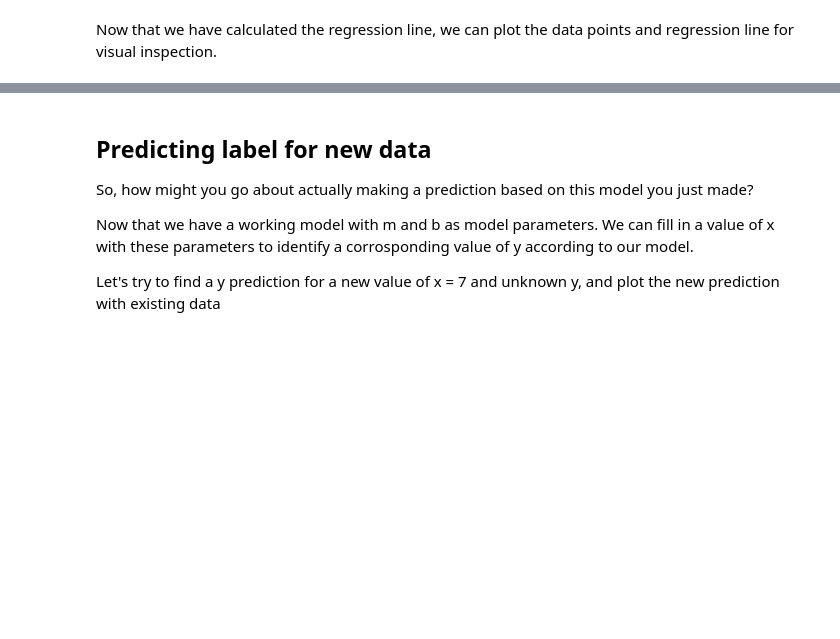
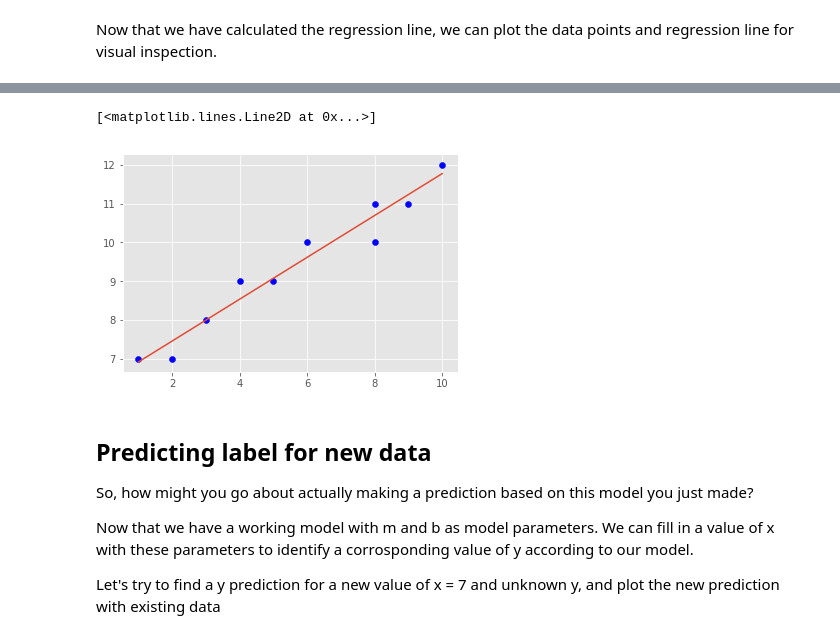
Before and after one commit to slieb74/ds-regression-best_fit_line-nyc-career-ds-062518, a Jupyter notebook: index.ipynb, the cells around one changed output, grey strips where cells are left out. Drawn from its saved outputs; the diff is of its cells as text; code cells hidden in the pictures; blank space fills up the shorter version.

```diff
--- a/index.ipynb
+++ b/index.ipynb
@@ -71,7 +78,7 @@ Recall that `y=mx+b`. We can now use slope and ingercept values along with X dat
 # %%
 def reg_line (m, b, xs):
 
-    return None
+    return [m*x + b for x in xs]
 
 regression_line = reg_line(m,b,X)
 # %% [markdown]
@@ -82,3 +86,9 @@ Now that we have calculated the regression line, we can plot the data points and
+# %%
+plt.scatter(X,Y, c='b')
+plt.plot(X, regression_line)
+# %% [output]
+[<matplotlib.lines.Line2D at 0x...>]
+[figure, added]
 # %% [markdown]
 ## Predicting label for new data
 
```
Also changed, not shown: parts of 7 cells of this notebook.
